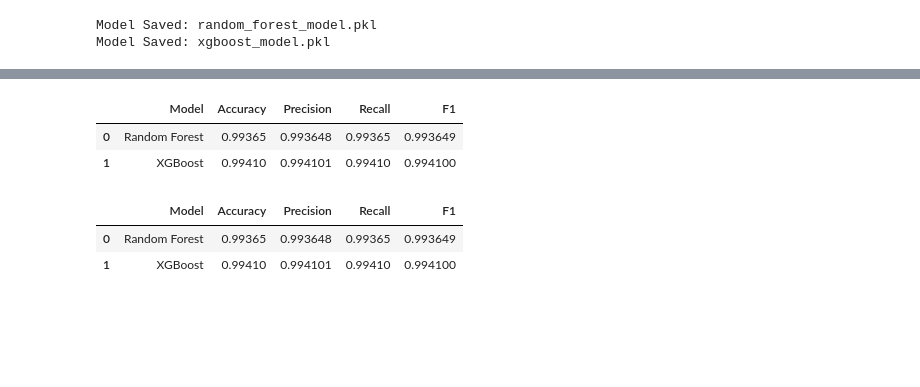
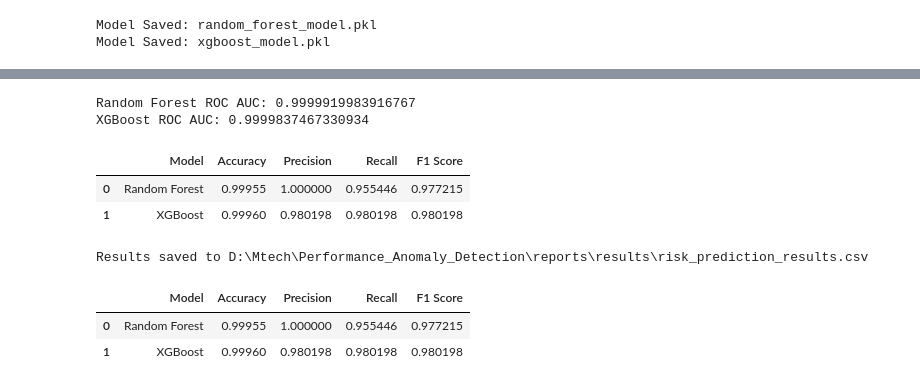
Before and after one commit to mohitlakhara/Performance-Anomaly-Detection, a Jupyter notebook: notebooks/Model_Training.ipynb, the cells around one changed output, grey strips where cells are left out. Cells and saved outputs as stored; diff of their text form; code cells hidden in the pictures; blank space fills up the shorter version.

Commit message:
v1.7.0: Add evaluation module and integrate notebook workflow

```diff
--- a/notebooks/Model_Training.ipynb
+++ b/notebooks/Model_Training.ipynb
@@ -610,0 +522,8 @@ xgb_f1 = f1_score(
+# %%
+rf_predictions = rf_model.predict(X_test)
+
+xgb_predictions = xgb_model.predict(X_test)
+# %%
+rf_prob = rf_model.predict_proba(X_test)[:, 1]
+
+xgb_prob = xgb_model.predict_proba(X_test)[:, 1]
@@ -611,52 +592,43 @@ xgb_f1 = f1_score(
+# %%
+print(
+    "Random Forest ROC AUC:",
+    evaluation_results["Random Forest"]["roc_data"]["auc"]
+)
+
+print(
+    "XGBoost ROC AUC:",
+    evaluation_results["XGBoost"]["roc_data"]["auc"]
+)
+# %% [output]
+Random Forest ROC AUC: 0.9999919983916767
+XGBoost ROC AUC: 0.9999837467330934
 # %%
-# Step 11 — Final Comparison Table
+comparison = compare_models({
 
-risk_results = pd.DataFrame({
+    "Random Forest": evaluation_results["Random Forest"]["metrics"],
 
-    "Model":[
-        "Random Forest",
-        "XGBoost"
-    ],
+    "XGBoost": evaluation_results["XGBoost"]["metrics"]
 
-    "Accuracy":[
-        rf_accuracy,
-        xgb_accuracy
-    ],
-
-    "Precision":[
-        rf_precision,
-        xgb_precision
-    ],
-
-    "Recall":[
-        rf_recall,
-        xgb_recall
-    ],
-
-    "F1":[
-        rf_f1,
-        xgb_f1
-    ]
 })
 
-risk_results
+comparison
 # %% [output]
-|  | Model | Accuracy | Precision | Recall | F1 |
-| 0 | Random Forest | 0.99365 | 0.993648 | 0.99365 | 0.993649 |
-| 1 | XGBoost | 0.99410 | 0.994101 | 0.99410 | 0.994100 |
+|  | Model | Accuracy | Precision | Recall | F1 Score |
+| 0 | Random Forest | 0.99955 | 1.000000 | 0.955446 | 0.977215 |
+| 1 | XGBoost | 0.99960 | 0.980198 | 0.980198 | 0.980198 |
 # %%
-# Save:
-RESULTS_DIR.mkdir(parents=True, exist_ok=True)
-risk_results.to_csv(
-    RESULTS_DIR / "risk_prediction_results.csv",
-    index=False
+save_results(
+    comparison,
+    RESULTS_DIR / "risk_prediction_results.csv"
 )
+# %% [output]
+Results saved to D:\Mtech\Performance_Anomaly_Detection\reports\results\risk_prediction_results.csv
 # %%
-risk_results
+comparison
 # %% [output]
-|  | Model | Accuracy | Precision | Recall | F1 |
-| 0 | Random Forest | 0.99365 | 0.993648 | 0.99365 | 0.993649 |
-| 1 | XGBoost | 0.99410 | 0.994101 | 0.99410 | 0.994100 |
+|  | Model | Accuracy | Precision | Recall | F1 Score |
+| 0 | Random Forest | 0.99955 | 1.000000 | 0.955446 | 0.977215 |
+| 1 | XGBoost | 0.99960 | 0.980198 | 0.980198 | 0.980198 |
 # %%
 importance.head(10)
 # %% [output]
```
Also changed, not shown: parts of 10 cells of this notebook, 7 other files.
